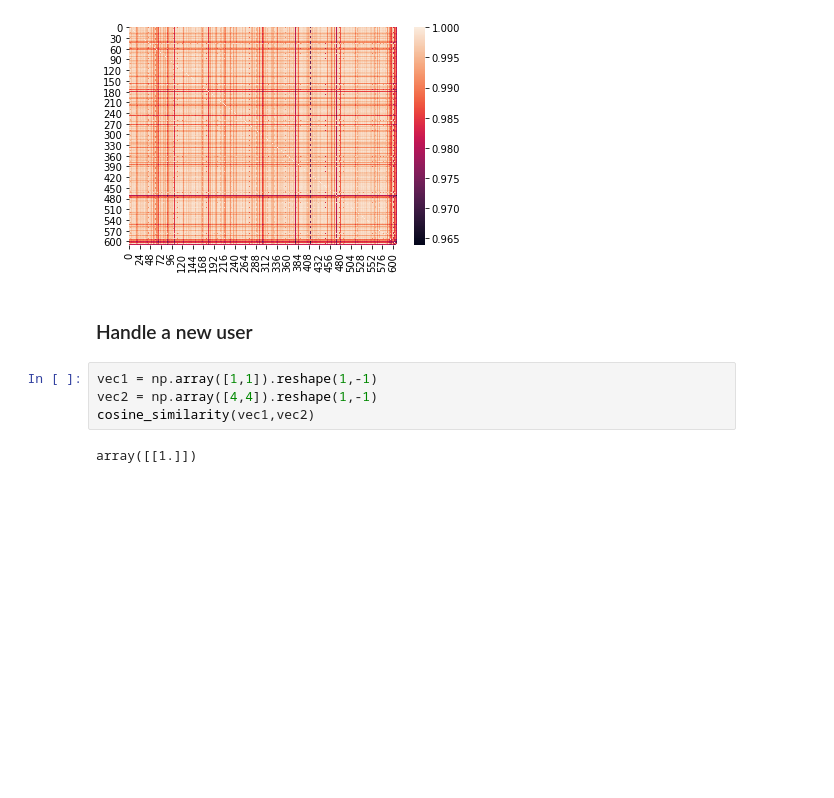
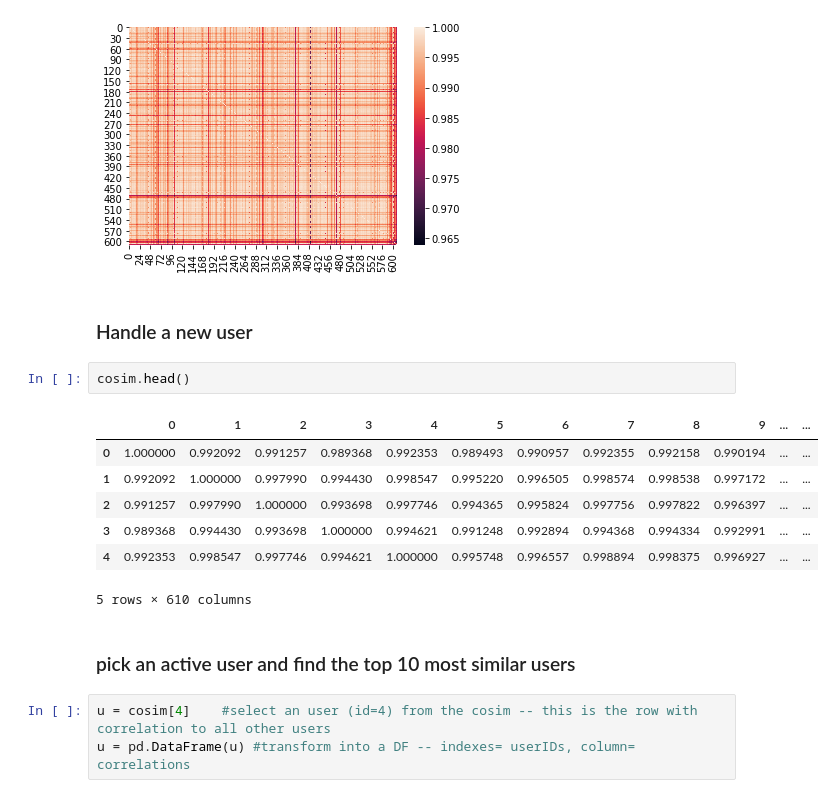
Before and after one commit to brauliotegui/POPCORN, a Jupyter notebook: Colab_Filt.ipynb, the cells around one changed output. Drawn from its saved outputs; the diff is of its cells as text; blank space fills up the shorter version.

```diff
--- a/Colab_Filt.ipynb
+++ b/Colab_Filt.ipynb
@@ -106,9 +106,18 @@ sns.heatmap(cosim)
 [figure]
 # %% [markdown]
 ### Handle a new user
-# %%
-vec1 = np.array([1,1]).reshape(1,-1)
-vec2 = np.array([4,4]).reshape(1,-1)
-cosine_similarity(vec1,vec2)
-# %% [output]
-array([[1.]])
+# %%
+cosim.head()
+# %% [output]
+|  | 0 | 1 | 2 | 3 | 4 | 5 | 6 | 7 | 8 | 9 | ... | ... |
+| 0 | 1.000000 | 0.992092 | 0.991257 | 0.989368 | 0.992353 | 0.989493 | 0.990957 | 0.992355 | 0.992158 | 0.990194 | ... | ... |
+| 1 | 0.992092 | 1.000000 | 0.997990 | 0.994430 | 0.998547 | 0.995220 | 0.996505 | 0.998574 | 0.998538 | 0.997172 | ... | ... |
+| 2 | 0.991257 | 0.997990 | 1.000000 | 0.993698 | 0.997746 | 0.994365 | 0.995824 | 0.997756 | 0.997822 | 0.996397 | ... | ... |
+| 3 | 0.989368 | 0.994430 | 0.993698 | 1.000000 | 0.994621 | 0.991248 | 0.992894 | 0.994368 | 0.994334 | 0.992991 | ... | ... |
+| 4 | 0.992353 | 0.998547 | 0.997746 | 0.994621 | 1.000000 | 0.995748 | 0.996557 | 0.998894 | 0.998375 | 0.996927 | ... | ... |
+5 rows × 610 columns
+# %% [markdown]
+### pick an active user and find the top 10 most similar users
+# %%
+u = cosim[4]    #select an user (id=4) from the cosim -- this is the row with correlation to all other users
+u = pd.DataFrame(u) #transform into a DF -- indexes= userIDs, column= correlations
```
Also changed, not shown: parts of 10 cells of this notebook, 1 other file.
